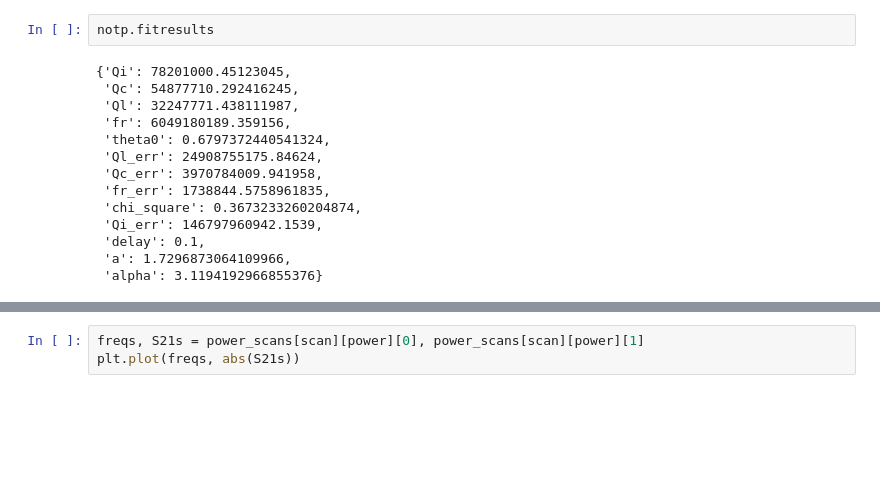
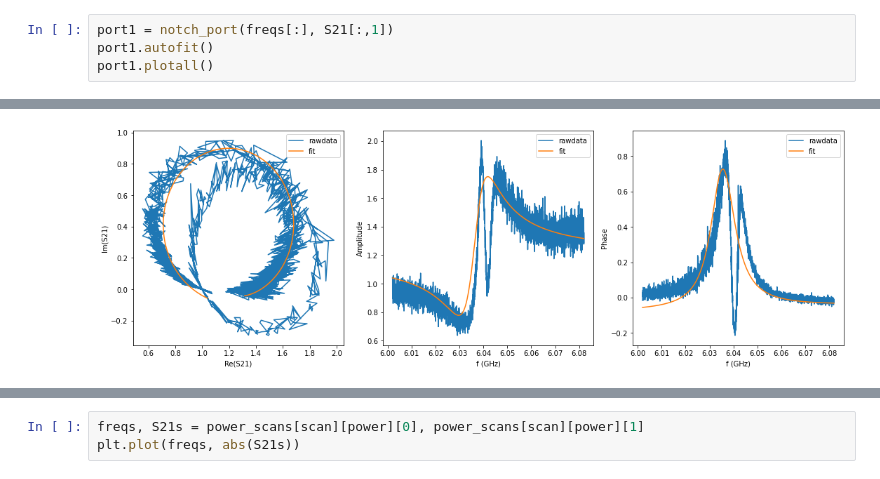
Before and after one commit to MukhanovaE/JPA_Py, a Jupyter notebook: Resonator characterization.ipynb, the cells around one changed output, grey strips where cells are left out. Drawn from its saved outputs; the diff is of its cells as text; blank space fills up the shorter version.

```diff
--- a/Resonator characterization.ipynb
+++ b/Resonator characterization.ipynb
@@ -60,16 +65,5 @@ port2.plotall()
-# %%
-notp.fitresults
-# %% [output]
-{'Qi': 78201000.45123045,
- 'Qc': 54877710.292416245,
- 'Ql': 32247771.438111987,
- 'fr': 6049180189.359156,
- 'theta0': 0.6797372440541324,
- 'Ql_err': 24908755175.84624,
- 'Qc_err': 3970784009.941958,
- 'fr_err': 1738844.5758961835,
- 'chi_square': 0.3673233260204874,
- 'Qi_err': 146797960942.1539,
- 'delay': 0.1,
- 'a': 1.7296873064109966,
- 'alpha': 3.1194192966855376}
+# %%
+port1 = notch_port(freqs[:], S21[:,1])
+port1.autofit()
+port1.plotall()
+# %% [output]
@@ -75,0 +71 @@ notp.fitresults
+[figure, added]
```
Also changed, not shown: parts of 12 cells of this notebook, 1 other file.
